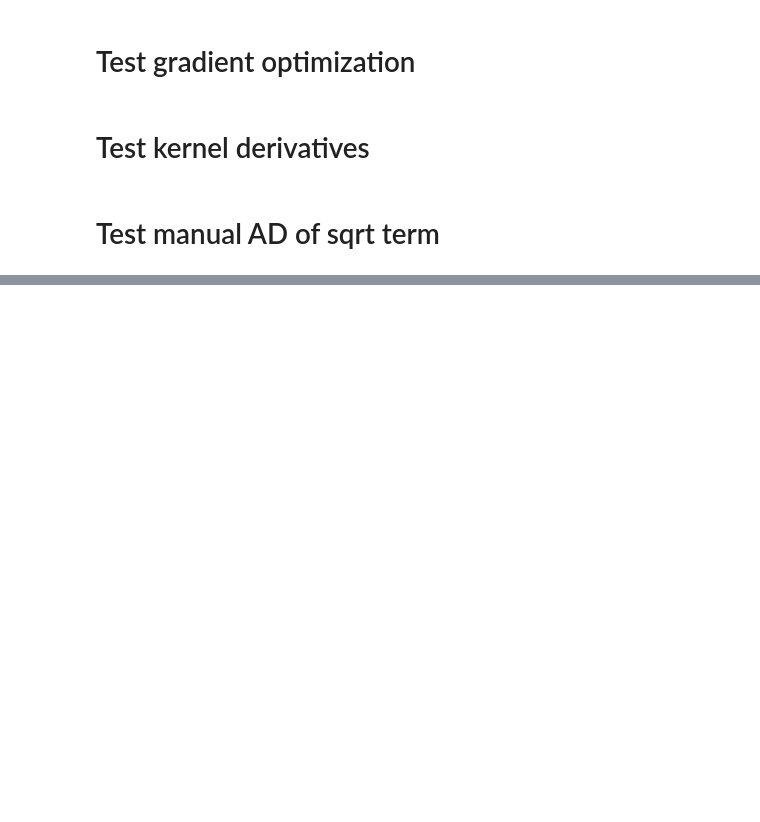
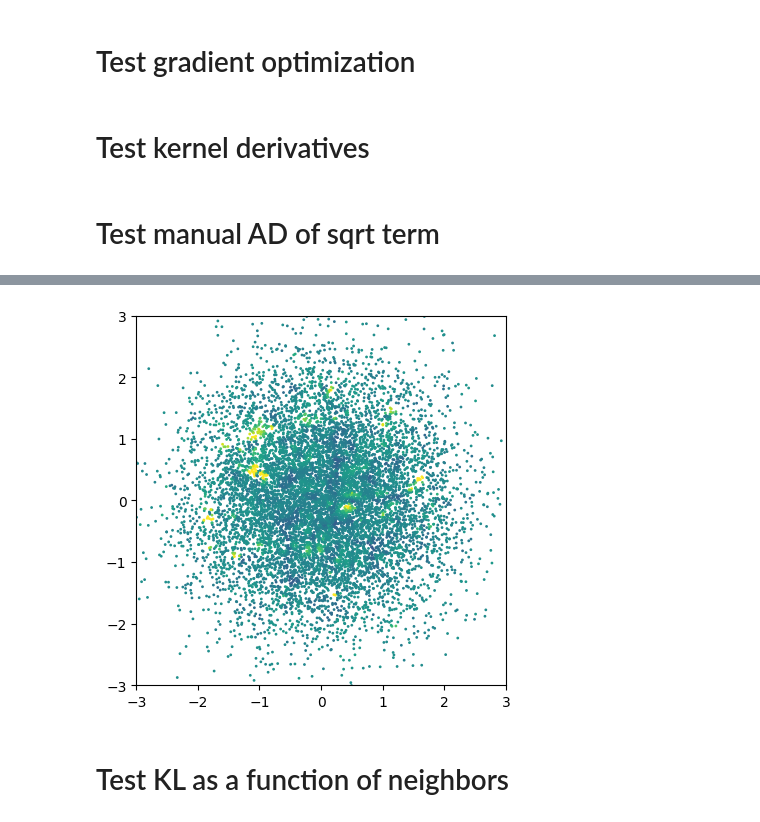
Before and after one commit to stanford-ism/graphgp, a Jupyter notebook: new.ipynb, the cells around one changed output, grey strips where cells are left out. Drawn from its saved outputs; the diff is of its cells as text; code cells hidden in the pictures; blank space fills up the shorter version.

```diff
--- a/new.ipynb
+++ b/new.ipynb
@@ -351,0 +338,8 @@ print(jax.grad(func)(1.0))
+# %%
+plt.scatter(*points.T, c=variance_per_point, s=1, vmin=0, vmax=2)
+plt.gca().set(aspect='equal', xlim=(-3, 3), ylim=(-3, 3))
+plt.show()
+# %% [output]
+[figure, added]
+# %% [markdown]
+# Test KL as a function of neighbors
```
Also changed, not shown: parts of 22 cells of this notebook.
